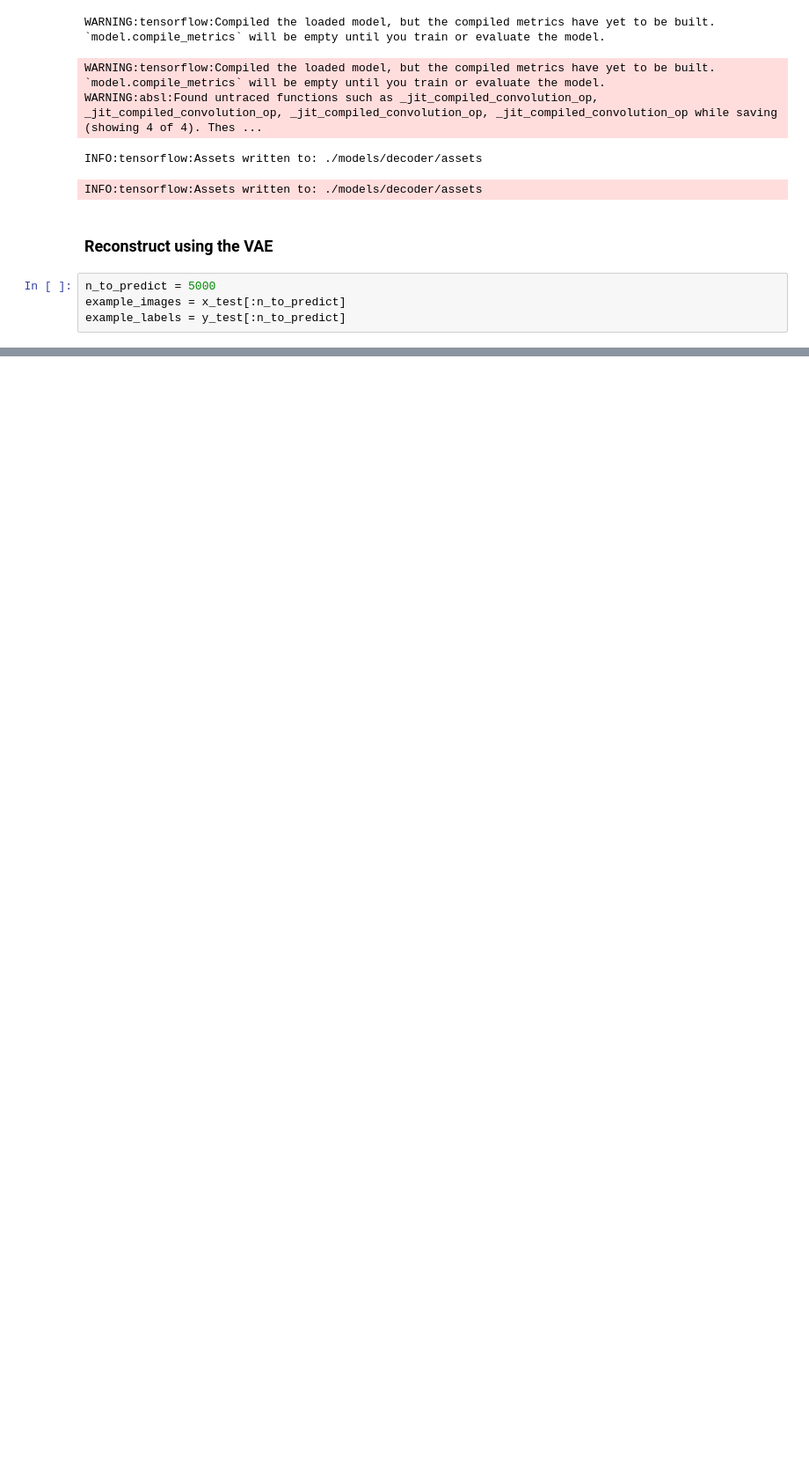
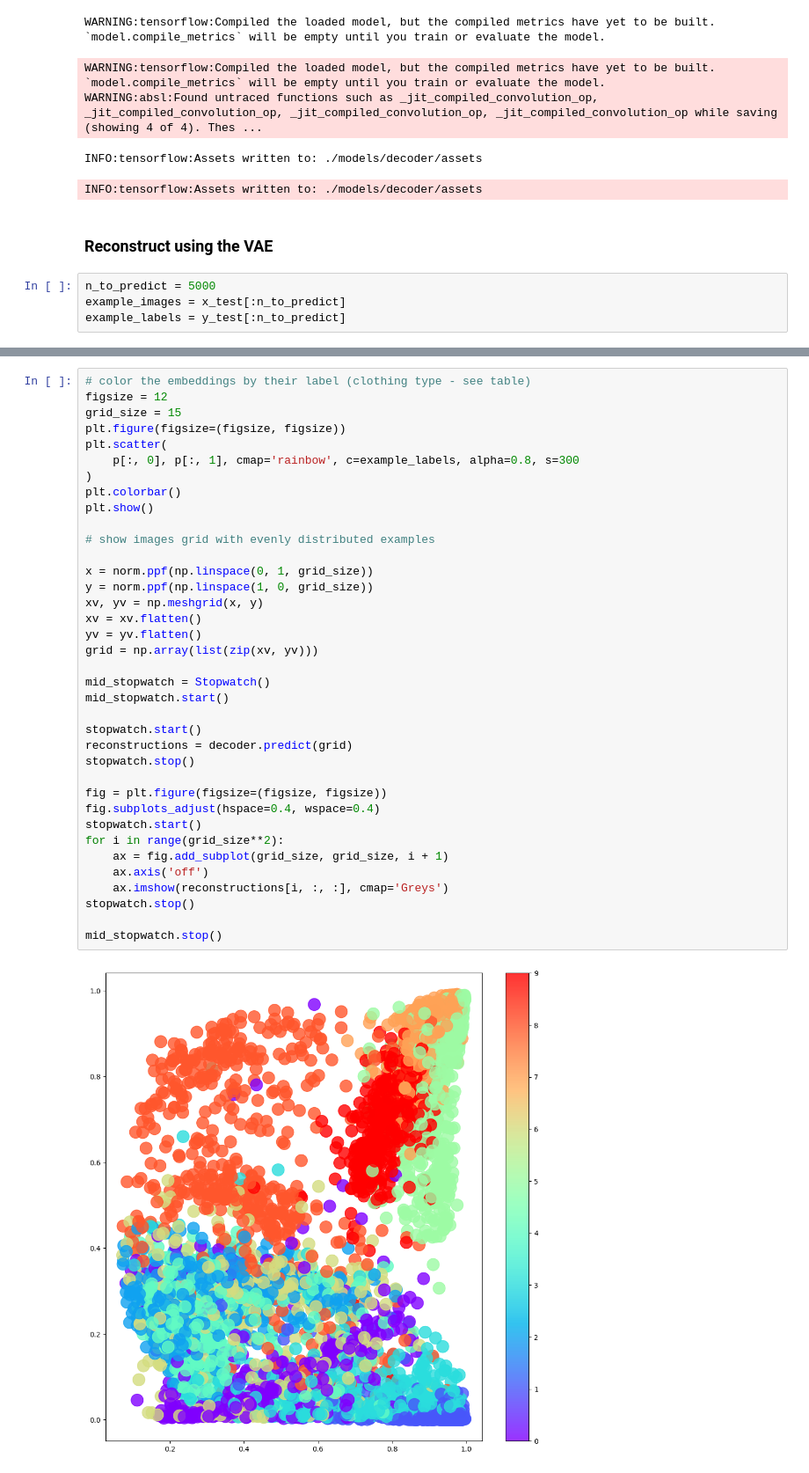
Before and after one commit to dreoporto/Generative_Deep_Learning_2nd_Edition, a Jupyter notebook: notebooks/_EXP/03_vae/02_vae_fashion/vae_fashion.ipynb, the cells around one changed output, grey strips where cells are left out. Shown at 88% size. Cells and saved outputs as stored; diff of their text form; blank space fills up the shorter version.

```diff
--- a/notebooks/_EXP/03_vae/02_vae_fashion/vae_fashion.ipynb
+++ b/notebooks/_EXP/03_vae/02_vae_fashion/vae_fashion.ipynb
@@ -358,0 +468,39 @@ Reconstructions
+# %%
+# color the embeddings by their label (clothing type - see table)
+figsize = 12
+grid_size = 15
+plt.figure(figsize=(figsize, figsize))
+plt.scatter(
+    p[:, 0], p[:, 1], cmap='rainbow', c=example_labels, alpha=0.8, s=300
+)
+plt.colorbar()
+plt.show()
+
+# show images grid with evenly distributed examples
+
+x = norm.ppf(np.linspace(0, 1, grid_size))
+y = norm.ppf(np.linspace(1, 0, grid_size))
+xv, yv = np.meshgrid(x, y)
+xv = xv.flatten()
+yv = yv.flatten()
+grid = np.array(list(zip(xv, yv)))
+
+mid_stopwatch = Stopwatch()
+mid_stopwatch.start()
+
+stopwatch.start()
+reconstructions = decoder.predict(grid)
+stopwatch.stop()
+
+fig = plt.figure(figsize=(figsize, figsize))
+fig.subplots_adjust(hspace=0.4, wspace=0.4)
+stopwatch.start()
+for i in range(grid_size**2):
+    ax = fig.add_subplot(grid_size, grid_size, i + 1)
+    ax.axis('off')
+    ax.imshow(reconstructions[i, :, :], cmap='Greys')
+stopwatch.stop()
+
+mid_stopwatch.stop()
+# %% [output]
+[figure, added]
```
Also changed, not shown: parts of 21 cells of this notebook.
